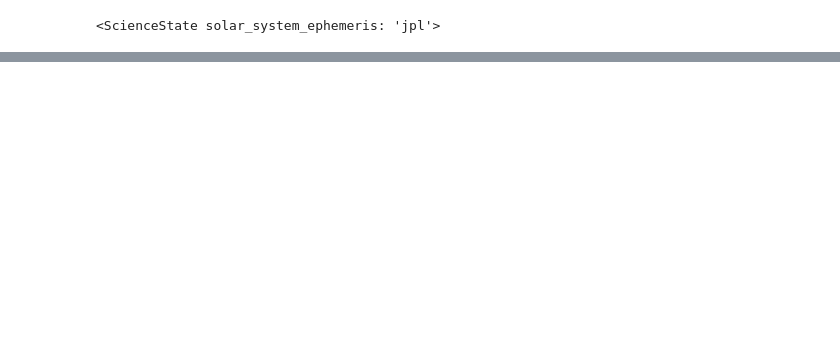
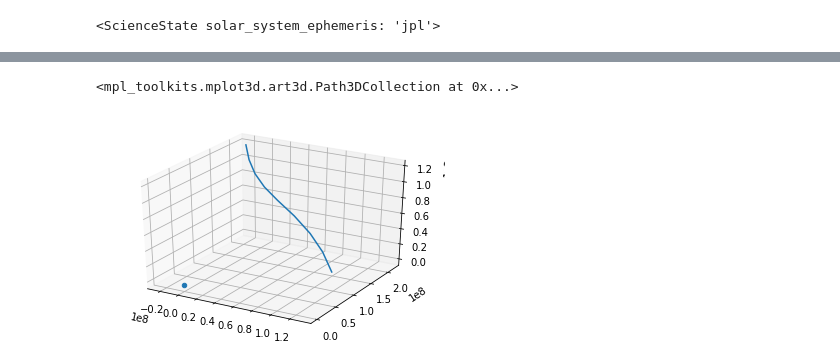
Before and after one commit to dev10110/gym-interplanetary, a Jupyter notebook: gym-interplanetary/envs/testing_env_defintion.ipynb, the cells around one changed output, grey strips where cells are left out. Saved outputs shown, nothing was run; the diff lists cells and outputs as text; code cells hidden in the pictures; blank space fills up the shorter version.

```diff
--- a/gym-interplanetary/envs/testing_env_defintion.ipynb
+++ b/gym-interplanetary/envs/testing_env_defintion.ipynb
@@ -190,0 +268,4 @@ ss_mars.to_icrs()
+# %%
+x = np.array([(pos[0]*env.nond_l).to(u.km).value for pos in pos_hist])
+y = np.array([(pos[1]*env.nond_l).to(u.km).value for pos in pos_hist])
+z = np.array([(pos[2]*env.nond_l).to(u.km).value for pos in pos_hist])
@@ -190,0 +274,8 @@ ss_mars.to_icrs()
+# %%
+from mpl_toolkits import mplot3d
+ax = plt.axes(projection='3d')
+ax.plot3D(x,y,z)
+ax.scatter3D([0],[0],[0])
+# %% [output]
+<mpl_toolkits.mplot3d.art3d.Path3DCollection at 0x...>
+[figure, added]
```
Also changed, not shown: parts of 27 cells of this notebook, 1 other file.
